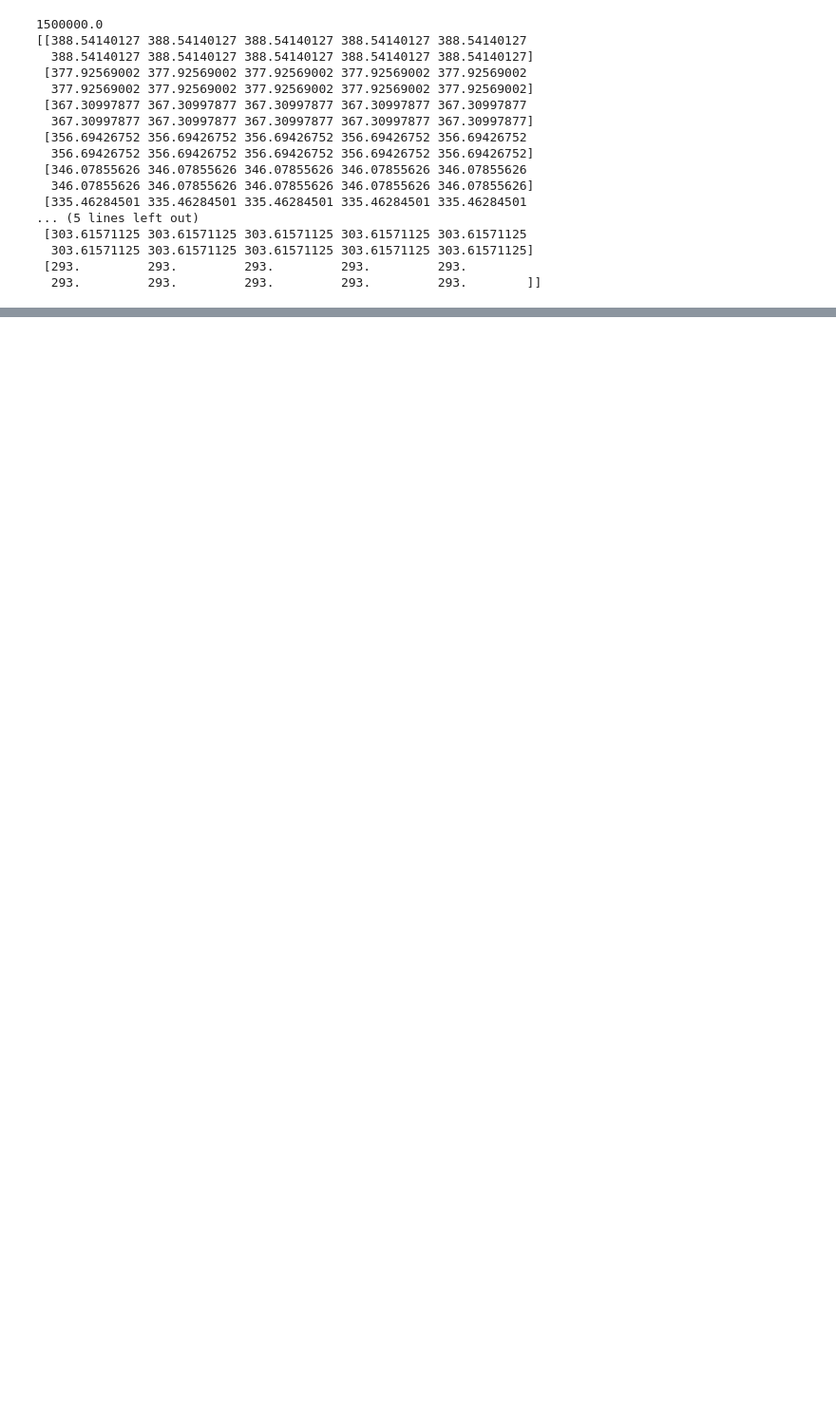
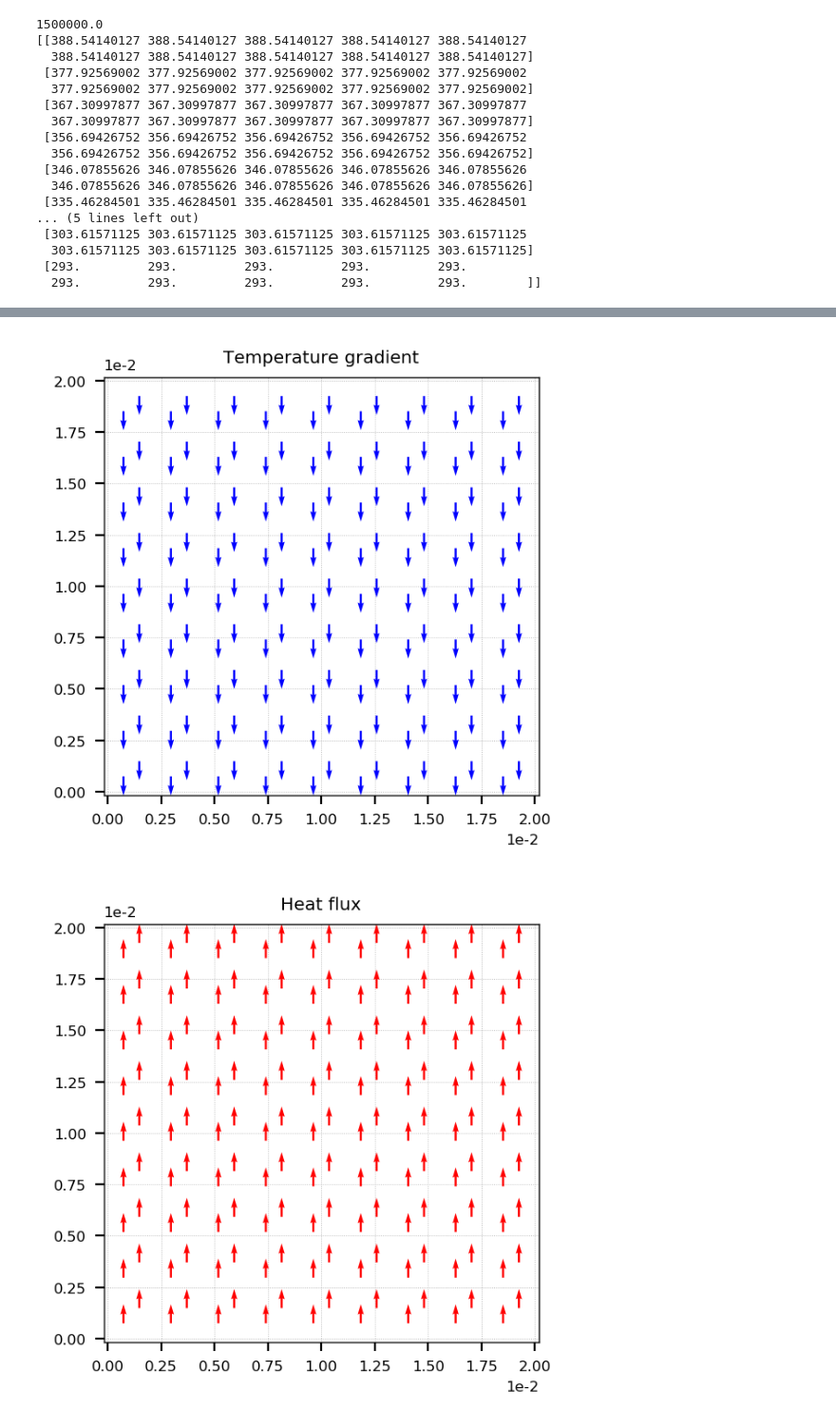
Before and after one commit to izsom/NSSC02_Ex4, a Jupyter notebook: NSSC2ex4.ipynb, the cells around one changed output, grey strips where cells are left out. Shown: that part at 95% size. Drawn from its saved outputs; the diff is of its cells as text; code cells hidden in the pictures; blank space fills up the shorter version.

```diff
--- a/NSSC2ex4.ipynb
+++ b/NSSC2ex4.ipynb
@@ -194,0 +265,27 @@ plt.show()
+# %%
+'''
+Plot vector fields
+'''
+#Temp gradtient
+X = centroids[:,0]
+Y = centroids[:,1]
+U = grad_T[:,0]
+V = grad_T[:,1]
+plt.quiver(X, Y, U, V, color='b')
+#plt.triplot(coords[:,0], coords[:,1], elems)
+plt.title('Temperature gradient')
+plt.ticklabel_format(axis='both', style='sci', scilimits=(-2,-2))
+plt.tight_layout()
+plt.show()
+
+#Flux
+Uf = q_tot[:,0]
+Vf = q_tot[:,1]
+plt.quiver(X, Y, Uf, Vf, color='r')
+plt.title('Heat flux')
+plt.ticklabel_format(axis='both', style='sci', scilimits=(-2,-2))
+plt.tight_layout()
+plt.show()
+# %% [output]
+[figure, added]
+[figure, added]
```
Also changed, not shown: parts of 10 cells of this notebook.
